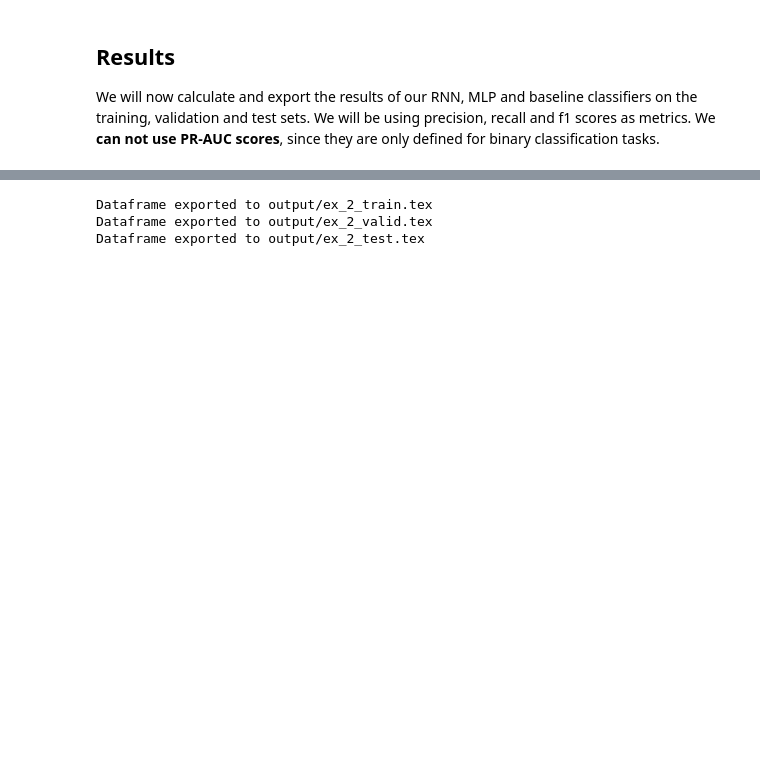
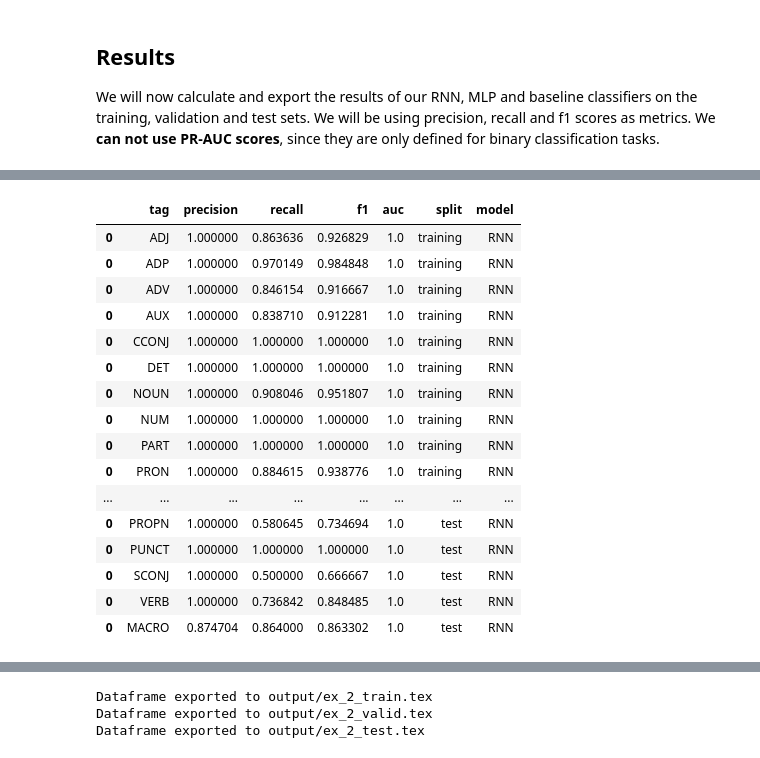
Before and after one commit to VassilisDrouzas/Natural-Language-Processing, a Jupyter notebook: rnn/ex2.ipynb, the cells around one changed output, grey strips where cells are left out. Saved outputs shown, nothing was run; the diff lists cells and outputs as text; code cells hidden in the pictures; blank space fills up the shorter version.

```diff
--- a/rnn/ex2.ipynb
+++ b/rnn/ex2.ipynb
@@ -513,7 +490,7 @@ def decode(tokenizer, encoded_sequence):
     )
 # %%
 # encode X
-word_tokenizer = keras.preprocessing.text.Tokenizer()
+word_tokenizer = keras.preprocessing.text.Tokenizer(filters="")
 word_tokenizer.fit_on_texts(train_df_filt.words.values)
 
 train_data = encode(word_tokenizer, MAX_SEQUENCE_LENGTH, train_df_filt.words.values)
@@ -854,15 +787,18 @@ mlp_res_df["model"] = "MLP"
 751/751 [==============================] - 2s 2ms/step
 313/313 [==============================] - 1s 2ms/step
 # %%
-rnn_res_df = util.stats_all_splits(
+rnn_res_df = util.get_statistics(
     best_model,
     lambda output: np.array([x.upper() for x in decode(tag_tokenizer, output)]),
-    train_data,
-    val_data,
-    test_data,
-    y_train,
-    y_valid,
-    y_test,
+    train_data[:500],
+    val_data[:500],
+    test_data[:500],
+    y_train[:500],
+    y_valid[:500],
+    y_test[:500],
+    calculate_proba=True,
+    time_distributed_func=lambda sequence: np.argmax(sequence, axis=2),
 )
 rnn_res_df["model"] = "RNN"
+rnn_res_df
 # %% [output]
@@ -871,0 +808,17 @@ rnn_res_df["model"] = "RNN"
+|  | tag | precision | recall | f1 | auc | split | model |
+| 0 | ADJ | 1.000000 | 0.863636 | 0.926829 | 1.0 | training | RNN |
+| 0 | ADP | 1.000000 | 0.970149 | 0.984848 | 1.0 | training | RNN |
+| 0 | ADV | 1.000000 | 0.846154 | 0.916667 | 1.0 | training | RNN |
+| 0 | AUX | 1.000000 | 0.838710 | 0.912281 | 1.0 | training | RNN |
+| 0 | CCONJ | 1.000000 | 1.000000 | 1.000000 | 1.0 | training | RNN |
+| 0 | DET | 1.000000 | 1.000000 | 1.000000 | 1.0 | training | RNN |
+| 0 | NOUN | 1.000000 | 0.908046 | 0.951807 | 1.0 | training | RNN |
+| 0 | NUM | 1.000000 | 1.000000 | 1.000000 | 1.0 | training | RNN |
+| 0 | PART | 1.000000 | 1.000000 | 1.000000 | 1.0 | training | RNN |
+| 0 | PRON | 1.000000 | 0.884615 | 0.938776 | 1.0 | training | RNN |
+| ... | ... | ... | ... | ... | ... | ... | ... |
+| 0 | PROPN | 1.000000 | 0.580645 | 0.734694 | 1.0 | test | RNN |
+| 0 | PUNCT | 1.000000 | 1.000000 | 1.000000 | 1.0 | test | RNN |
+| 0 | SCONJ | 1.000000 | 0.500000 | 0.666667 | 1.0 | test | RNN |
+| 0 | VERB | 1.000000 | 0.736842 | 0.848485 | 1.0 | test | RNN |
+| 0 | MACRO | 0.874704 | 0.864000 | 0.863302 | 1.0 | test | RNN |
```
Also changed, not shown: parts of 20 cells of this notebook, 5 other files.
